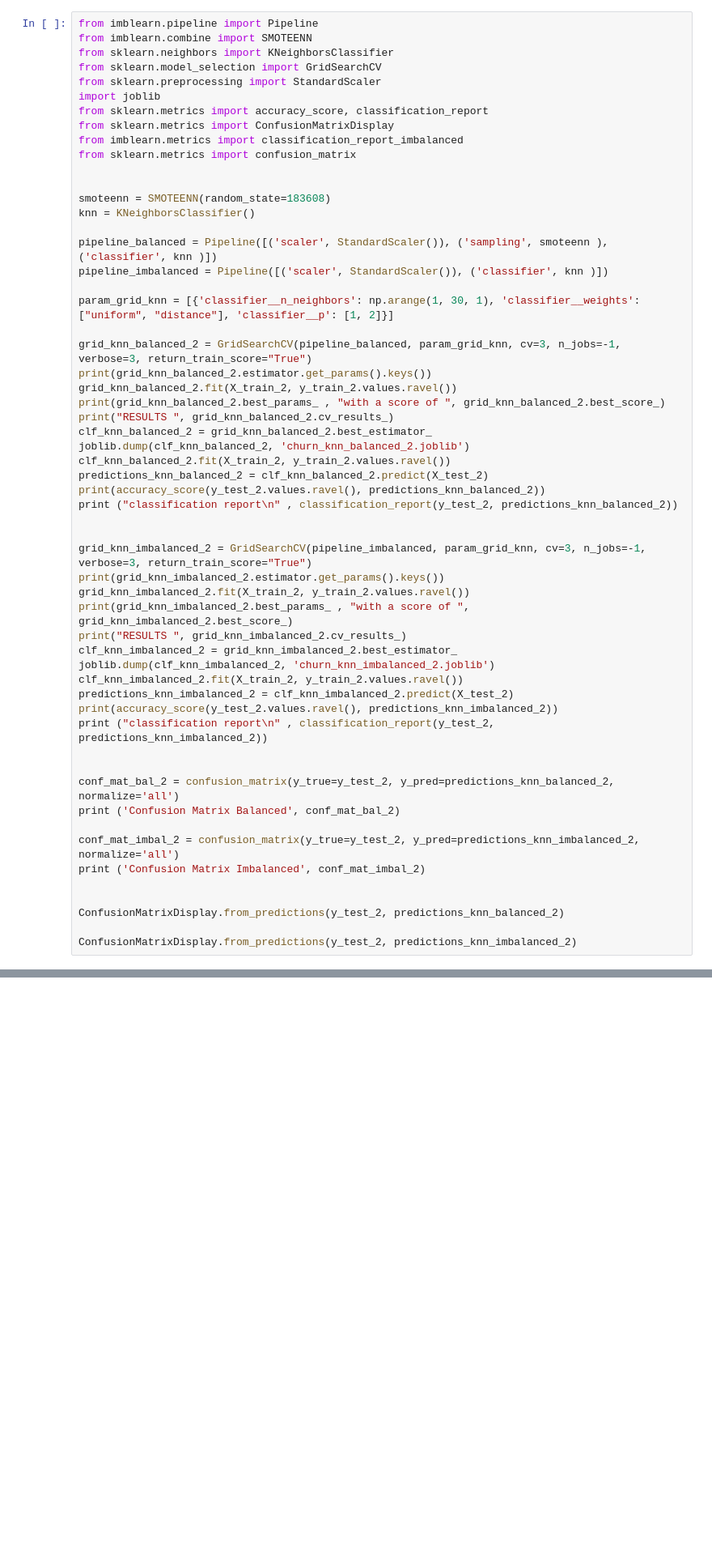
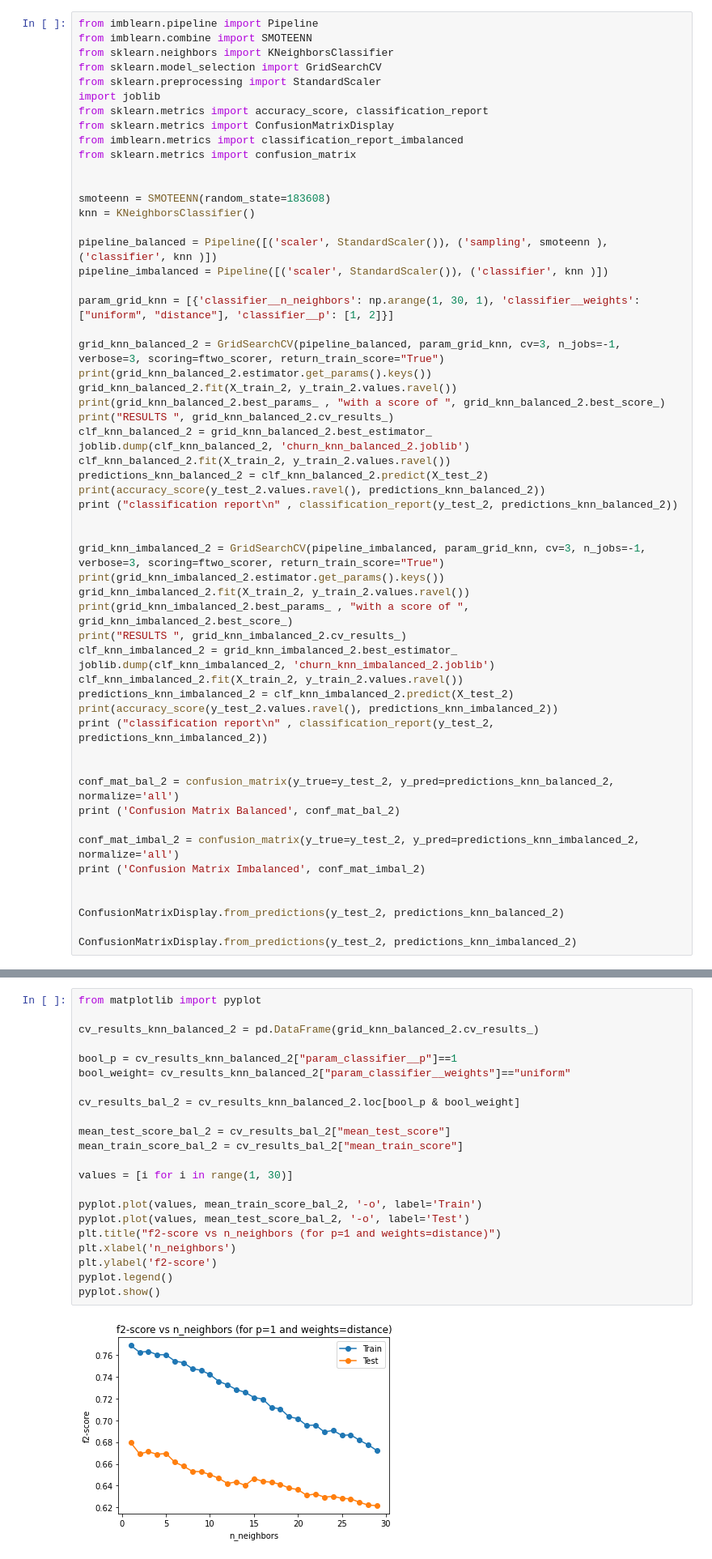
Before and after one commit to DebGil/COM9071-1, a Jupyter notebook: deborah_gil_R00183608-Copy2.ipynb, the cells around one changed output, grey strips where cells are left out. Shown at 81% size. Drawn from its saved outputs; the diff is of its cells as text; blank space fills up the shorter version.

```diff
--- a/deborah_gil_R00183608-Copy2.ipynb
+++ b/deborah_gil_R00183608-Copy2.ipynb
@@ -412,7 +415,7 @@ pipeline_imbalanced = Pipeline([('scaler', StandardScaler()), ('classifier', knn
 
 param_grid_knn = [{'classifier__n_neighbors': np.arange(1, 30, 1), 'classifier__weights': ["uniform", "distance"], 'classifier__p': [1, 2]}]
 
-grid_knn_balanced_2 = GridSearchCV(pipeline_balanced, param_grid_knn, cv=3, n_jobs=-1, verbose=3, return_train_score="True")
+grid_knn_balanced_2 = GridSearchCV(pipeline_balanced, param_grid_knn, cv=3, n_jobs=-1, verbose=3, scoring=ftwo_scorer, return_train_score="True")
 print(grid_knn_balanced_2.estimator.get_params().keys())
 grid_knn_balanced_2.fit(X_train_2, y_train_2.values.ravel())
 print(grid_knn_balanced_2.best_params_ , "with a score of ", grid_knn_balanced_2.best_score_)
@@ -425,7 +428,7 @@ print(accuracy_score(y_test_2.values.ravel(), predictions_knn_balanced_2))
 print ("classification report\n" , classification_report(y_test_2, predictions_knn_balanced_2))
 
 
-grid_knn_imbalanced_2 = GridSearchCV(pipeline_imbalanced, param_grid_knn, cv=3, n_jobs=-1, verbose=3, return_train_score="True")
+grid_knn_imbalanced_2 = GridSearchCV(pipeline_imbalanced, param_grid_knn, cv=3, n_jobs=-1, verbose=3, scoring=ftwo_scorer, return_train_score="True")
 print(grid_knn_imbalanced_2.estimator.get_params().keys())
 grid_knn_imbalanced_2.fit(X_train_2, y_train_2.values.ravel())
 print(grid_knn_imbalanced_2.best_params_ , "with a score of ", grid_knn_imbalanced_2.best_score_)
@@ -664,0 +661,24 @@ pyplot.show()
+# %%
+from matplotlib import pyplot
+
+cv_results_knn_balanced_2 = pd.DataFrame(grid_knn_balanced_2.cv_results_)
+
+bool_p = cv_results_knn_balanced_2["param_classifier__p"]==1
+bool_weight= cv_results_knn_balanced_2["param_classifier__weights"]=="uniform"
+
+cv_results_bal_2 = cv_results_knn_balanced_2.loc[bool_p & bool_weight]
+
+mean_test_score_bal_2 = cv_results_bal_2["mean_test_score"]
+mean_train_score_bal_2 = cv_results_bal_2["mean_train_score"]
+
+values = [i for i in range(1, 30)]
+
+pyplot.plot(values, mean_train_score_bal_2, '-o', label='Train')
+pyplot.plot(values, mean_test_score_bal_2, '-o', label='Test')
+plt.title("f2-score vs n_neighbors (for p=1 and weights=distance)")
+plt.xlabel('n_neighbors')
+plt.ylabel('f2-score')
+pyplot.legend()
+pyplot.show()
+# %% [output]
+[figure, added]
```
Also changed, not shown: parts of 23 cells of this notebook, 14 other files.
